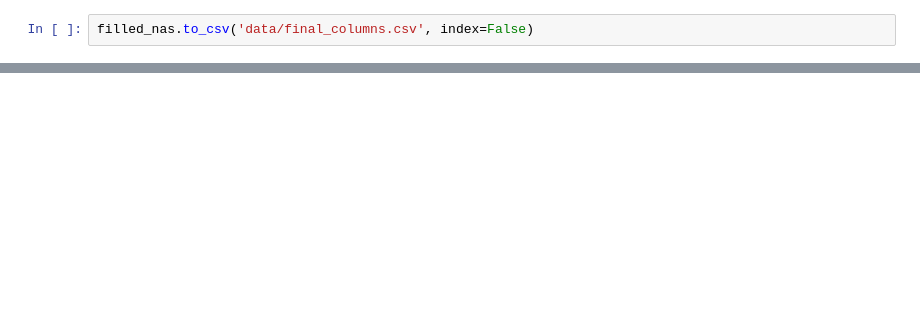
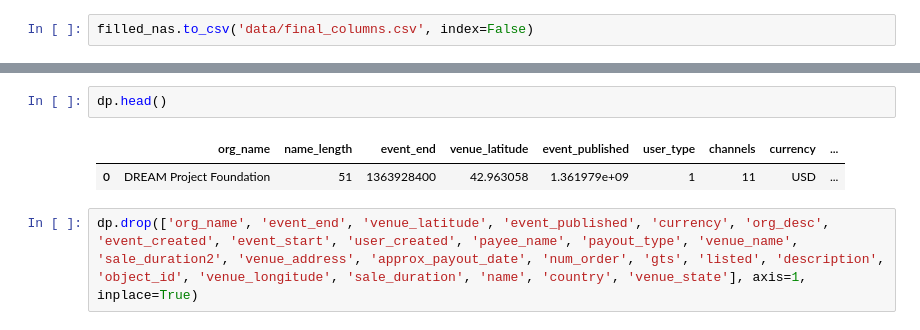
Before and after one commit to gverploeg/Fraud_Detection-, a Jupyter notebook: Sanchez_notebook.ipynb, the cells around one changed output, grey strips where cells are left out. Saved outputs shown, nothing was run; the diff lists cells and outputs as text; blank space fills up the shorter version.

```diff
--- a/Sanchez_notebook.ipynb
+++ b/Sanchez_notebook.ipynb
@@ -467,0 +500,7 @@ data/
+# %%
+dp.head()
+# %% [output]
+|  | org_name | name_length | event_end | venue_latitude | event_published | user_type | channels | currency | ... |
+| 0 | DREAM Project Foundation | 51 | 1363928400 | 42.963058 | 1.361979e+09 | 1 | 11 | USD | ... |
+# %%
+dp.drop(['org_name', 'event_end', 'venue_latitude', 'event_published', 'currency', 'org_desc', 'event_created', 'event_start', 'user_created', 'payee_name', 'payout_type', 'venue_name', 'sale_duration2', 'venue_address', 'approx_payout_date', 'num_order', 'gts', 'listed', 'description', 'object_id', 'venue_longitude', 'sale_duration', 'name', 'country', 'venue_state'], axis=1, inplace=True)
```
Also changed, not shown: parts of 60 cells of this notebook, 2 other files.
